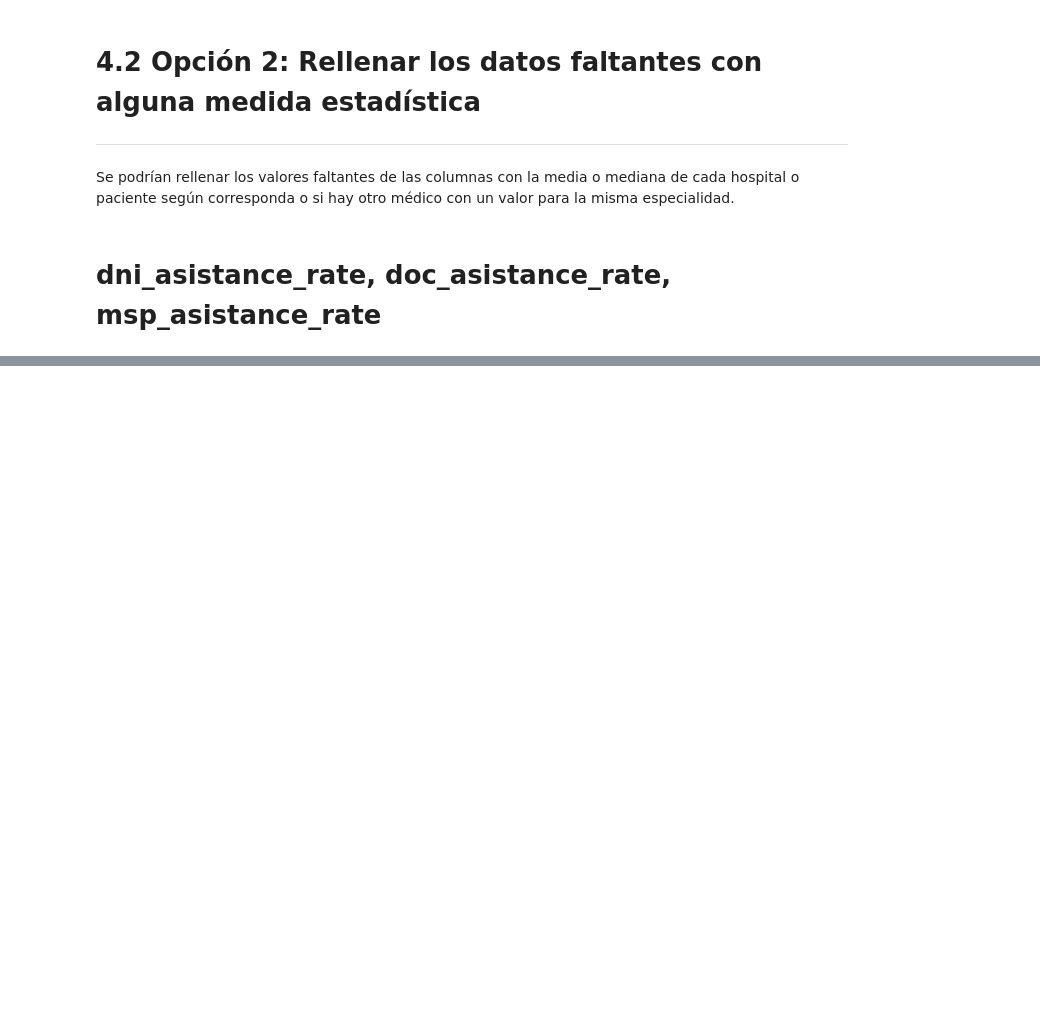
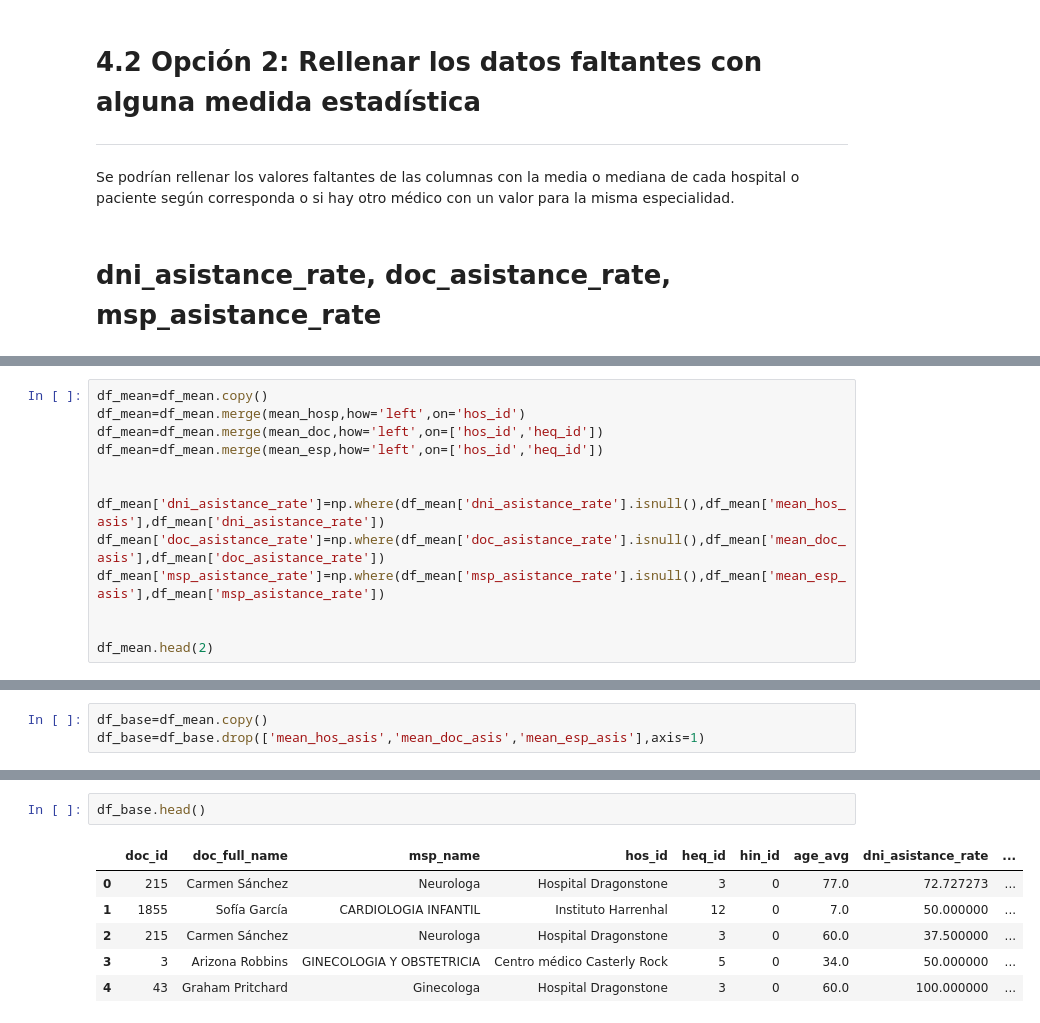
Before and after one commit to manufabregas/Dataset-Asistencia-a-turnos-m-dicos, a Jupyter notebook: TP 2/Práctico_2_Análisis_y_curación_de_datos.ipynb, the cells around one changed output, grey strips where cells are left out. Saved outputs shown, nothing was run; the diff lists cells and outputs as text; blank space fills up the shorter version.

```diff
--- a/TP 2/Práctico_2_Análisis_y_curación_de_datos.ipynb
+++ b/TP 2/Práctico_2_Análisis_y_curación_de_datos.ipynb
@@ -438,0 +550,13 @@ Se podrían rellenar los valores faltantes de las columnas con la media o median
+# %%
+df_mean=df_mean.copy()
+df_mean=df_mean.merge(mean_hosp,how='left',on='hos_id')
+df_mean=df_mean.merge(mean_doc,how='left',on=['hos_id','heq_id'])
+df_mean=df_mean.merge(mean_esp,how='left',on=['hos_id','heq_id'])
+
+
+df_mean['dni_asistance_rate']=np.where(df_mean['dni_asistance_rate'].isnull(),df_mean['mean_hos_asis'],df_mean['dni_asistance_rate'])
+df_mean['doc_asistance_rate']=np.where(df_mean['doc_asistance_rate'].isnull(),df_mean['mean_doc_asis'],df_mean['doc_asistance_rate'])
+df_mean['msp_asistance_rate']=np.where(df_mean['msp_asistance_rate'].isnull(),df_mean['mean_esp_asis'],df_mean['msp_asistance_rate'])
+
+
+df_mean.head(2)
@@ -438,0 +593,3 @@ Se podrían rellenar los valores faltantes de las columnas con la media o median
+# %%
+df_base=df_mean.copy()
+df_base=df_base.drop(['mean_hos_asis','mean_doc_asis','mean_esp_asis'],axis=1)
@@ -438,0 +598,9 @@ Se podrían rellenar los valores faltantes de las columnas con la media o median
+# %%
+df_base.head()
+# %% [output]
+|  | doc_id | doc_full_name | msp_name | hos_id | heq_id | hin_id | age_avg | dni_asistance_rate | ... |
+| 0 | 215 | Carmen Sánchez | Neurologa | Hospital Dragonstone | 3 | 0 | 77.0 | 72.727273 | ... |
+| 1 | 1855 | Sofía García | CARDIOLOGIA INFANTIL | Instituto Harrenhal | 12 | 0 | 7.0 | 50.000000 | ... |
+| 2 | 215 | Carmen Sánchez | Neurologa | Hospital Dragonstone | 3 | 0 | 60.0 | 37.500000 | ... |
+| 3 | 3 | Arizona Robbins | GINECOLOGIA Y OBSTETRICIA | Centro médico Casterly Rock | 5 | 0 | 34.0 | 50.000000 | ... |
+| 4 | 43 | Graham Pritchard | Ginecologa | Hospital Dragonstone | 3 | 0 | 60.0 | 100.000000 | ... |
```
Also changed, not shown: parts of 12 cells of this notebook.
